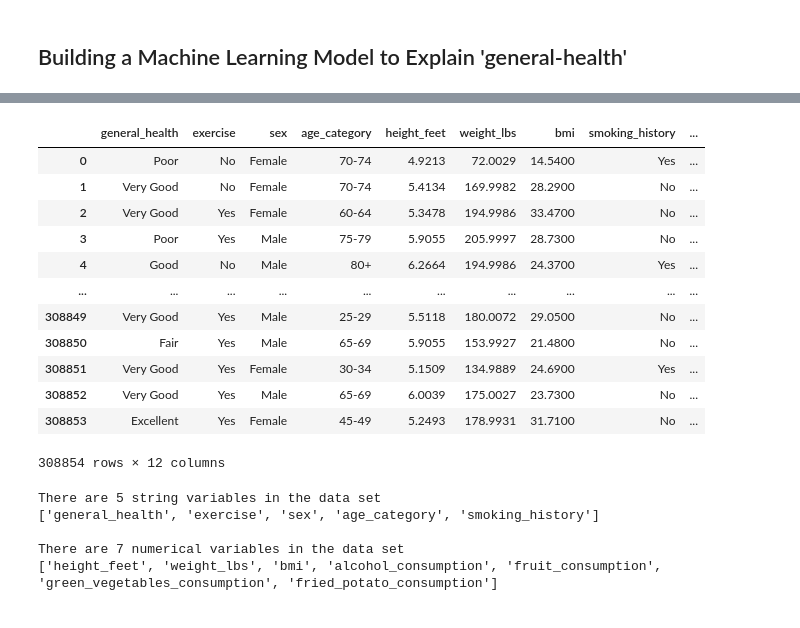
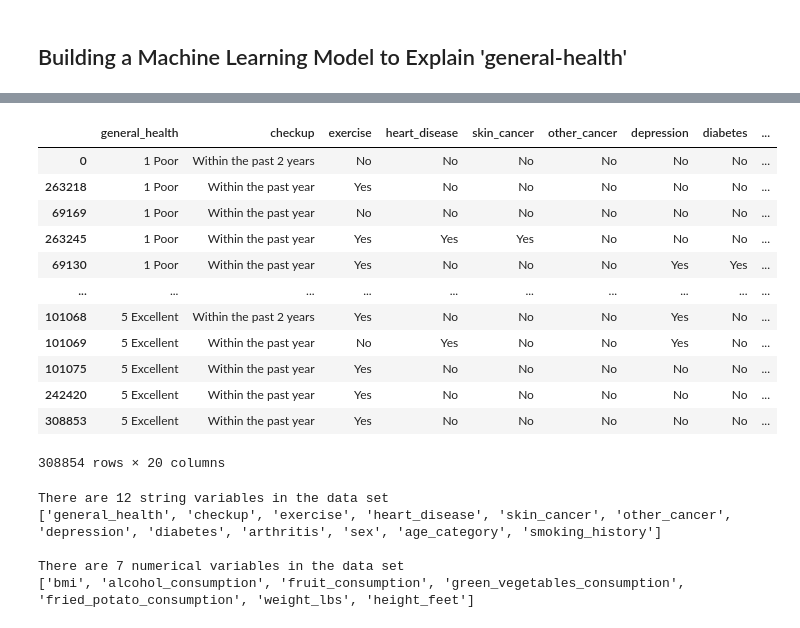
Before and after one commit to ReeseMcD989/Cardiovascular-Disease-Risk-Prediction, a Jupyter notebook: Cardiovascular-Disease-Prediction.ipynb, the cells around one changed output, grey strips where cells are left out. Saved outputs shown, nothing was run; the diff lists cells and outputs as text; code cells hidden in the pictures.

```diff
--- a/Cardiovascular-Disease-Prediction.ipynb
+++ b/Cardiovascular-Disease-Prediction.ipynb
@@ -203,8 +219,9 @@ Index(['general_health', 'checkup', 'exercise', 'heart_disease', 'skin_cancer',
+# %%
+cdrpd = cdrpd.sort_values(by='general_health')
 # %% [markdown]
 This cell converts metric columns to imperial and stores them in new columns.
 # %%
 cdrpd['weight_lbs'] = cdrpd['weight_kg']*2.20462
-cdrpd['height_inches'] = cdrpd['height_cm']*0.393701
-cdrpd['height_feet'] = cdrpd['height_inches']/12
-cdrpd[['weight_lbs', 'height_inches', 'height_feet']]
+cdrpd['height_feet'] = (cdrpd['height_cm']*0.393701)/12
+cdrpd[['weight_lbs', 'height_feet']]
 # %% [output]
@@ -224,3 +241,7 @@ cdrpd[['weight_lbs', 'height_inches', 'height_feet']]
+# %%
+columns_to_drop = ['height_cm', 'weight_kg']
+
+cdrpd.drop(columns=columns_to_drop, inplace=True)
 # %% [markdown]
 Counting the number of na values in each column
 # %%
@@ -487,38 +697,35 @@ cdrpd_encoded_strings
 # %%
-cdrpd_encoded_strings = pd.DataFrame(cdrpd_encoded_strings[['general_health', 'exercise', 'sex', 'age_category',
-                                                      'height_feet', 'weight_lbs', 'bmi', 'smoking_history',
-                                                      'alcohol_consumption', 'fruit_consumption',
-                                                      'green_vegetables_consumption', 'fried_potato_consumption']])
+cdrpd_encoded_strings_ml = pd.DataFrame(cdrpd_encoded_strings)
 # %%
-cdrpd_encoded_strings
+cdrpd_encoded_strings_ml
 # %% [output]
-|  | general_health | exercise | sex | age_category | height_feet | weight_lbs | bmi | smoking_history | ... |
-| 0 | Poor | No | Female | 70-74 | 4.9213 | 72.0029 | 14.5400 | Yes | ... |
-| 1 | Very Good | No | Female | 70-74 | 5.4134 | 169.9982 | 28.2900 | No | ... |
-| 2 | Very Good | Yes | Female | 60-64 | 5.3478 | 194.9986 | 33.4700 | No | ... |
-| 3 | Poor | Yes | Male | 75-79 | 5.9055 | 205.9997 | 28.7300 | No | ... |
-| 4 | Good | No | Male | 80+ | 6.2664 | 194.9986 | 24.3700 | Yes | ... |
+|  | general_health | checkup | exercise | heart_disease | skin_cancer | other_cancer | depression | diabetes | ... |
+| 0 | 1 Poor | Within the past 2 years | No | No | No | No | No | No | ... |
+| 263218 | 1 Poor | Within the past year | Yes | No | No | No | No | No | ... |
+| 69169 | 1 Poor | Within the past year | No | No | No | No | No | No | ... |
+| 263245 | 1 Poor | Within the past year | Yes | Yes | Yes | No | No | No | ... |
+| 69130 | 1 Poor | Within the past year | Yes | No | No | No | Yes | Yes | ... |
 | ... | ... | ... | ... | ... | ... | ... | ... | ... | ... |
-| 308849 | Very Good | Yes | Male | 25-29 | 5.5118 | 180.0072 | 29.0500 | No | ... |
-| 308850 | Fair | Yes | Male | 65-69 | 5.9055 | 153.9927 | 21.4800 | No | ... |
-| 308851 | Very Good | Yes | Female | 30-34 | 5.1509 | 134.9889 | 24.6900 | Yes | ... |
-| 308852 | Very Good | Yes | Male | 65-69 | 6.0039 | 175.0027 | 23.7300 | No | ... |
-| 308853 | Excellent | Yes | Female | 45-49 | 5.2493 | 178.9931 | 31.7100 | No | ... |
+| 101068 | 5 Excellent | Within the past 2 years | Yes | No | No | No | Yes | No | ... |
+| 101069 | 5 Excellent | Within the past year | No | Yes | No | No | Yes | No | ... |
+| 101075 | 5 Excellent | Within the past year | Yes | No | No | No | No | No | ... |
+| 242420 | 5 Excellent | Within the past year | Yes | No | No | No | No | No | ... |
+| 308853 | 5 Excellent | Within the past year | Yes | No | No | No | No | No | ... |
-308854 rows × 12 columns
+308854 rows × 20 columns
 # %%
-string_columns = cdrpd_encoded_strings.select_dtypes(include='object').columns.tolist()
-print(f'There are {len(string_columns)} string variables in the data set')
-print(string_columns)
+string_columns_ml = cdrpd_encoded_strings_ml.select_dtypes(include='object').columns.tolist()
+print(f'There are {len(string_columns_ml)} string variables in the data set')
+print(string_columns_ml)
 print()
-numerical_columns = cdrpd_encoded_strings.select_dtypes(include='float').columns.tolist()
-print(f'There are {len(numerical_columns)} numerical variables in the data set')
-print(numerical_columns)
+numerical_columns_ml = cdrpd_encoded_strings_ml.select_dtypes(include='float').columns.tolist()
+print(f'There are {len(numerical_columns_ml)} numerical variables in the data set')
+print(numerical_columns_ml)
 # %% [output]
-There are 5 string variables in the data set
-['general_health', 'exercise', 'sex', 'age_category', 'smoking_history']
+There are 12 string variables in the data set
+['general_health', 'checkup', 'exercise', 'heart_disease', 'skin_cancer', 'other_cancer', 'depression', 'diabetes', 'arthritis', 'sex', 'age_category', 'smoking_history']
 
 There are 7 numerical variables in the data set
-['height_feet', 'weight_lbs', 'bmi', 'alcohol_consumption', 'fruit_consumption', 'green_vegetables_consumption', 'fried_potato_consumption']
+['bmi', 'alcohol_consumption', 'fruit_consumption', 'green_vegetables_consumption', 'fried_potato_consumption', 'weight_lbs', 'height_feet']
 # %%
 from sklearn.preprocessing import LabelEncoder
 
```
Also changed, not shown: parts of 23 cells of this notebook.
